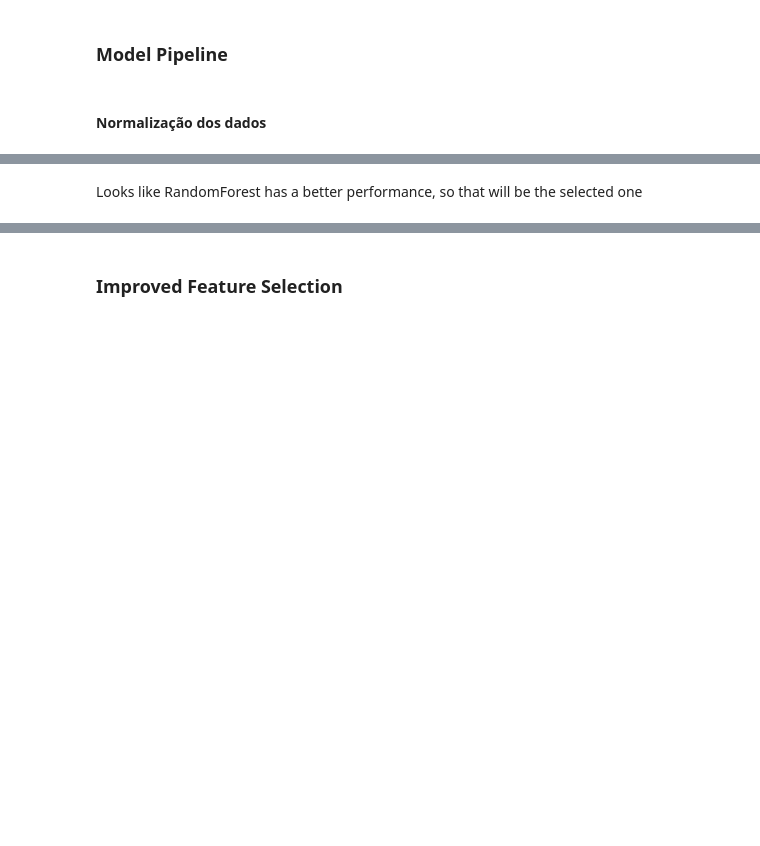
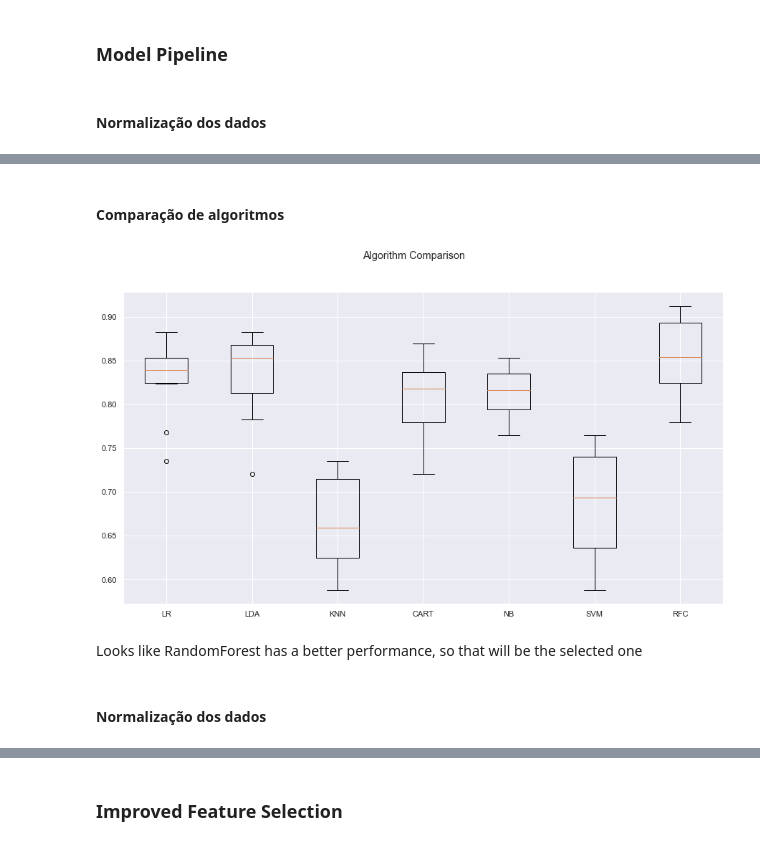
Before and after one commit to MiguelDordio/HeartDiseaseAnalysis, a Jupyter notebook: notebooks/heart_disease.ipynb, the cells around one changed output, grey strips where cells are left out. Drawn from its saved outputs; the diff is of its cells as text; code cells hidden in the pictures; blank space fills up the shorter version.

```diff
--- a/notebooks/heart_disease.ipynb
+++ b/notebooks/heart_disease.ipynb
@@ -685,0 +677,5 @@ model : RandomForestClassifier(random_state=0) and  accuracy score is : 0.8289
+# %%
+# Test options and evaluation metric
+num_folds = 10
+seed = 7
+scoring = 'accuracy'
@@ -685,0 +684,7 @@ model : RandomForestClassifier(random_state=0) and  accuracy score is : 0.8289
+# %%
+inputs = df.drop(['HeartDisease', 'CholesterolClass', 'RestingBPClass', 'MaxHeartRateClass'], axis=1)
+targets = df['HeartDisease']
+
+validation_size = 0.20
+seed = 7
+X_train, X_validation, Y_train, Y_validation = train_test_split(inputs, targets, test_size=validation_size, random_state=seed)
@@ -685,0 +693,5 @@ model : RandomForestClassifier(random_state=0) and  accuracy score is : 0.8289
+# %%
+# Spot Check Algorithms
+models = [('LR', LogisticRegression(solver='lbfgs')), ('LDA', LinearDiscriminantAnalysis()),
+          ('KNN', KNeighborsClassifier()), ('CART', DecisionTreeClassifier()), ('NB', GaussianNB()),
+          ('SVM', SVC(gamma='scale'))]
@@ -685,0 +701,10 @@ model : RandomForestClassifier(random_state=0) and  accuracy score is : 0.8289
+# %%
+results = []
+names = []
+for name, model in models:
+	kfold = KFold(n_splits=num_folds)
+	cv_results = cross_val_score(model, X_train, Y_train, cv=kfold, scoring=scoring)
+	results.append(cv_results)
+	names.append(name)
+	msg = "%s: %f (%f)" % (name, cv_results.mean(), cv_results.std())
+	print(msg)
@@ -686,2 +736,15 @@ model : RandomForestClassifier(random_state=0) and  accuracy score is : 0.8289
+# %% [markdown]
+#### Comparação de algoritmos
+# %%
+fig = plt.figure()
+fig.suptitle('Algorithm Comparison')
+ax = fig.add_subplot(111)
+plt.boxplot(results)
+ax.set_xticklabels(names)
+plt.show()
+# %% [output]
+[figure, added]
 # %% [markdown]
 Looks like RandomForest has a better performance, so that will be the selected one
+# %% [markdown]
+#### Normalização dos dados
```
Also changed, not shown: parts of 33 cells of this notebook.
